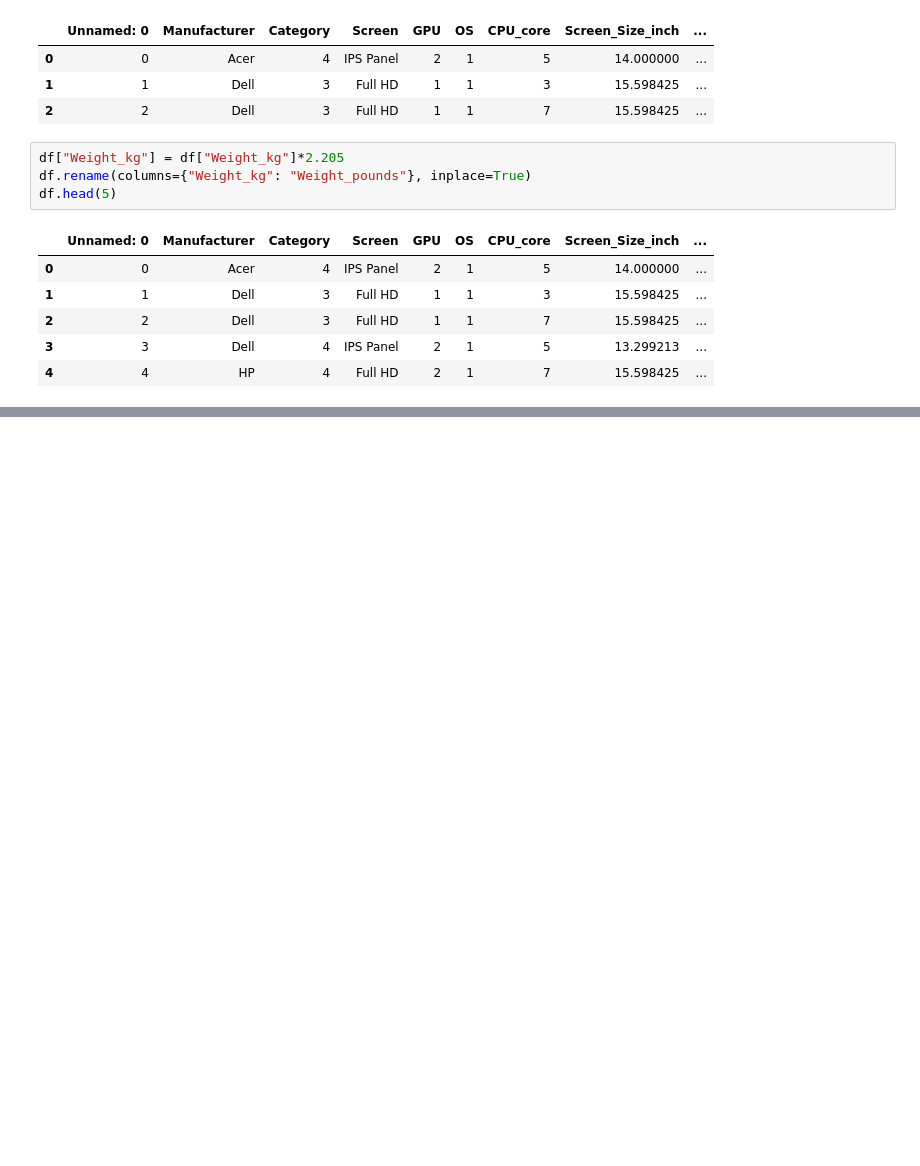
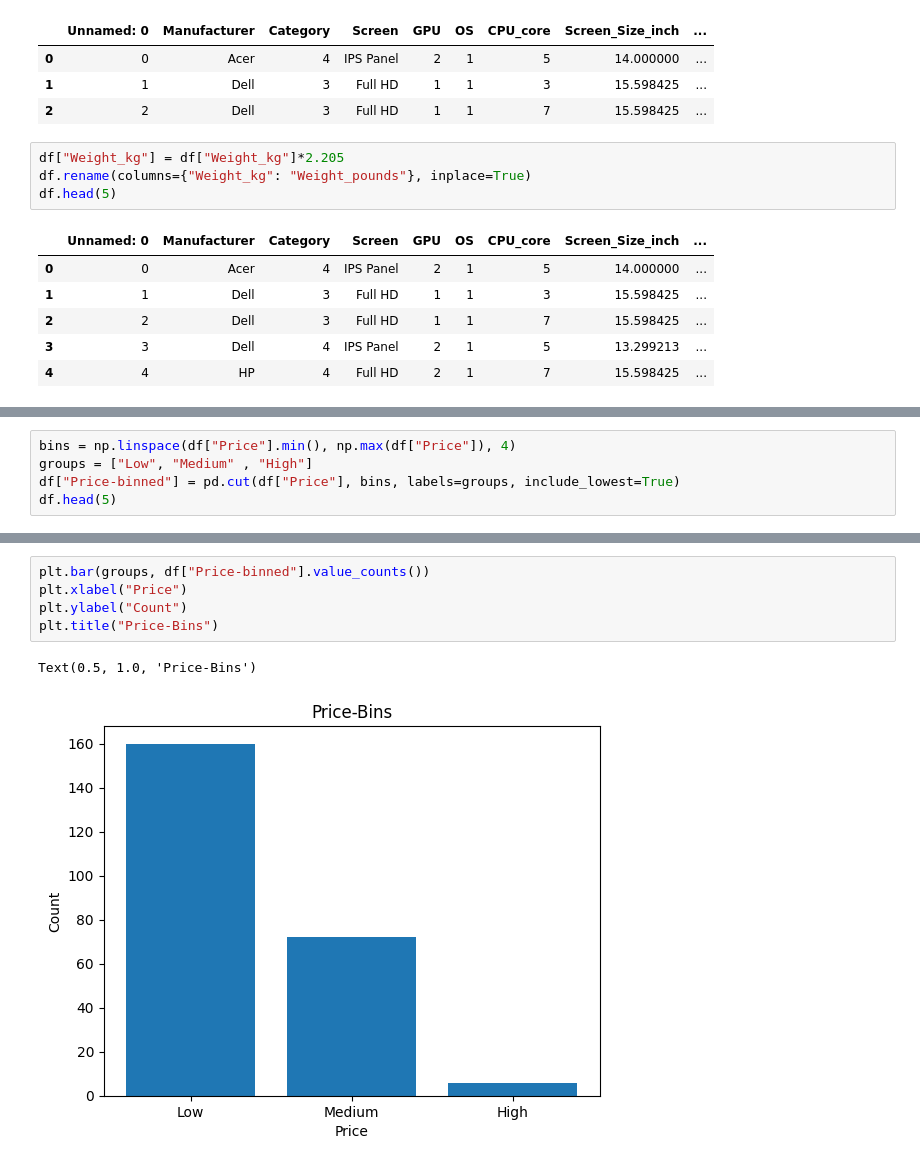
Before and after one commit to dev29a/python_data_analysis, a Jupyter notebook: 07_04_data_wrangling_laptop_price.ipynb, the cells around one changed output, grey strips where cells are left out. Drawn from its saved outputs; the diff is of its cells as text; blank space fills up the shorter version.

```diff
--- a/07_04_data_wrangling_laptop_price.ipynb
+++ b/07_04_data_wrangling_laptop_price.ipynb
@@ -170,0 +198,5 @@ df.head(5)
+# %%
+bins = np.linspace(df["Price"].min(), np.max(df["Price"]), 4)
+groups = ["Low", "Medium" , "High"]
+df["Price-binned"] = pd.cut(df["Price"], bins, labels=groups, include_lowest=True)
+df.head(5)
@@ -170,0 +210,8 @@ df.head(5)
+# %%
+plt.bar(groups, df["Price-binned"].value_counts())
+plt.xlabel("Price")
+plt.ylabel("Count")
+plt.title("Price-Bins")
+# %% [output]
+Text(0.5, 1.0, 'Price-Bins')
+[figure, added]
```
Also changed, not shown: parts of 7 cells of this notebook, 5 other files.
